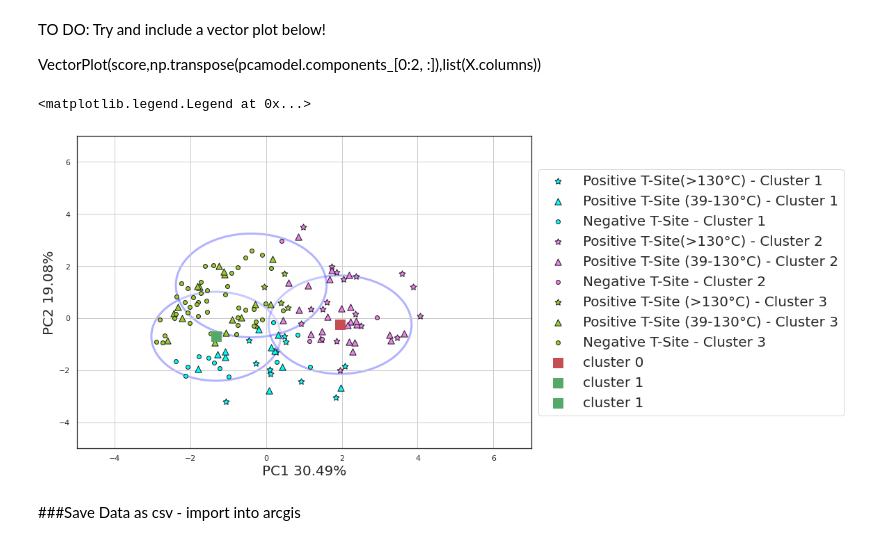
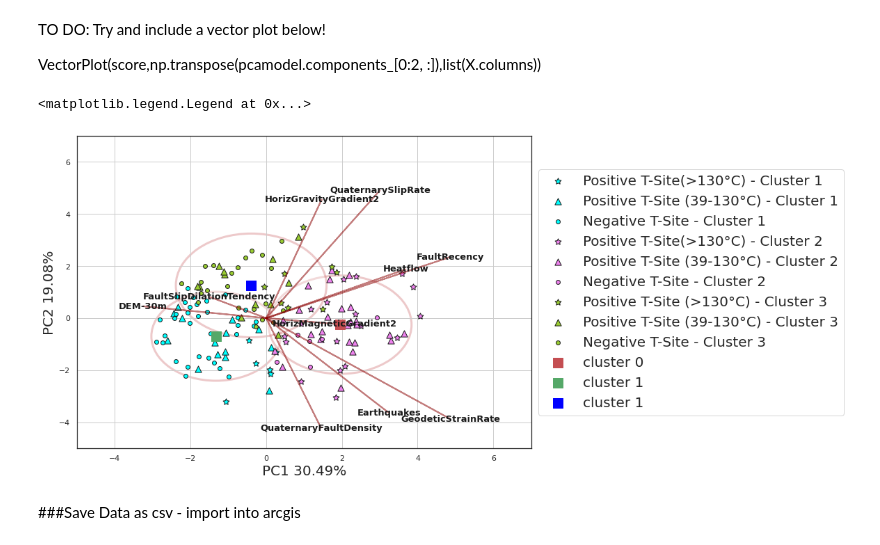
Before and after one commit to connormacs/Geothermal-Rising-ML-GeoStats-Workshop, a Jupyter notebook: GR_ML_DAY2.ipynb, the cells around one changed output. Drawn from its saved outputs; the diff is of its cells as text; code cells hidden in the pictures.

```diff
--- a/GR_ML_DAY2.ipynb
+++ b/GR_ML_DAY2.ipynb
@@ -256,7 +256,7 @@ pcamodel.components_t= pcamodel.components_.transpose()
 sns.set(rc={'figure.figsize':(11.7,8.27),"font.size":20,"axes.labelsize":20},style="white")
 ax = sns.heatmap(pcamodel.components_t,  cmap = 'viridis',
                   linewidths=.95,
-                 xticklabels=([ "PCA"+str(X) for X  in range(1,pcamodel.n_components_+1)]),
+                 xticklabels=([ "PC"+str(X) for X  in range(1,pcamodel.n_components_+1)]),
                  yticklabels=list(X.columns),
                  annot=True, annot_kws={"size": 12}, fmt='.1g',
                  cbar_kws={"orientation": "vertical"})
@@ -614,7 +614,7 @@ def plot_kmeans(kmeans, X, n_clusters=3, rseed=0, ax=None):
     radii = [cdist(X[labels == i], [center]).mean()*0.75 #Mean distance
              for i, center in enumerate(centers)]
     for c, r in zip(centers, radii):
-        ax.add_patch(plt.Circle(c, r, fc='white',ec ='blue', lw=3, alpha = 0.3, zorder=.1))
+        ax.add_patch(plt.Circle(c, r, fc='white',ec =('r'), lw=3, alpha = 0.3, zorder=.1))
 # %% [markdown]
 TO DO: Try and include a vector plot below!
 
@@ -630,35 +630,37 @@ plt.scatter(group5['PC1'], group5['PC2'], c='violet',edgecolors='k',s=85, marker
 plt.scatter(group6['PC1'], group6['PC2'], c='violet',edgecolors='k',s=35, marker='o',label=label6)
 
 plt.scatter(group7['PC1'], group7['PC2'], c='yellowgreen',edgecolors='k',s=85, marker=(5, 1),label=label7)
 plt.scatter(group8['PC1'], group8['PC2'], c='yellowgreen',edgecolors='k',s=85, marker='^',label=label8)
 plt.scatter(group9['PC1'], group9['PC2'], c='yellowgreen',edgecolors='k',s=35, marker='o',label=label9)
 
 plt.xlabel('PC1 ' + str(var_ratio1) + '%',fontsize=20)
 plt.ylabel('PC2 ' + str(var_ratio2) + '%',fontsize=20)
 
 
 plt.xlim([-5, 7])
 plt.ylim([-5, 7])
 
 plt.grid()
 
 kmeans = KMeans(n_clusters=3, random_state=42)
 
 plot_kmeans(kmeans, pca) # hash out to turn off ellipses
 
+VectorPlot(score,np.transpose(pcamodel.components_[0:2, :]),list(X.columns))
+
 #Plot Kmeans center locations
 cc = kmeans.cluster_centers_
 plt.scatter(cc[1][0], cc[1][1], s=200, c='r', marker='s',label = 'cluster 0')
 plt.scatter(cc[0][0], cc[0][1], s=200, c='g', marker='s',label = 'cluster 1')
-plt.scatter(cc[0][0], cc[0][1], s=200, c='g', marker='s',label = 'cluster 1')
+plt.scatter(cc[2][0], cc[2][1], s=200, c='blue', marker='s',label = 'cluster 1')
 
 
 
 
 plt.legend(scatterpoints=1,loc='center left',bbox_to_anchor=(1, 0.5),fontsize=20)
 # %% [output]
 <matplotlib.legend.Legend at 0x...>
-[figure, old version]
+[figure, new version]
 # %% [markdown]
 ###Save Data as csv - import into  arcgis
 # %%
```
Also changed, not shown: parts of 5 cells of this notebook.
